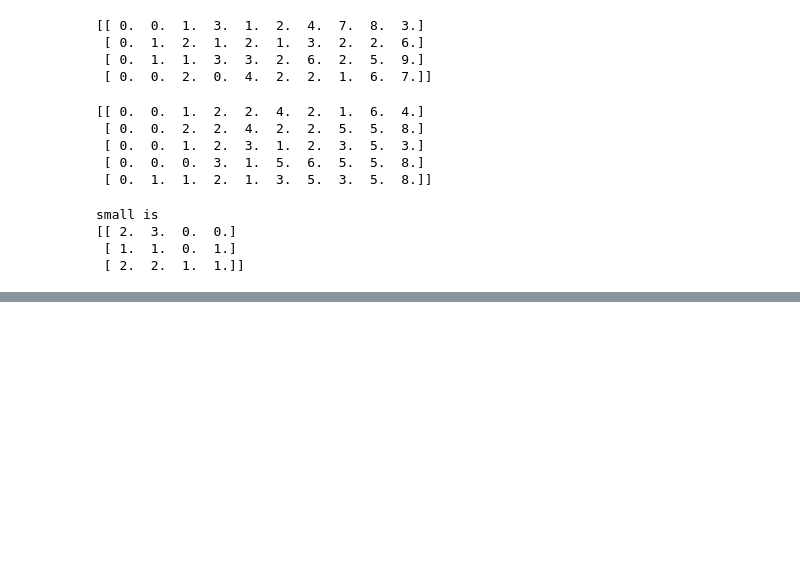
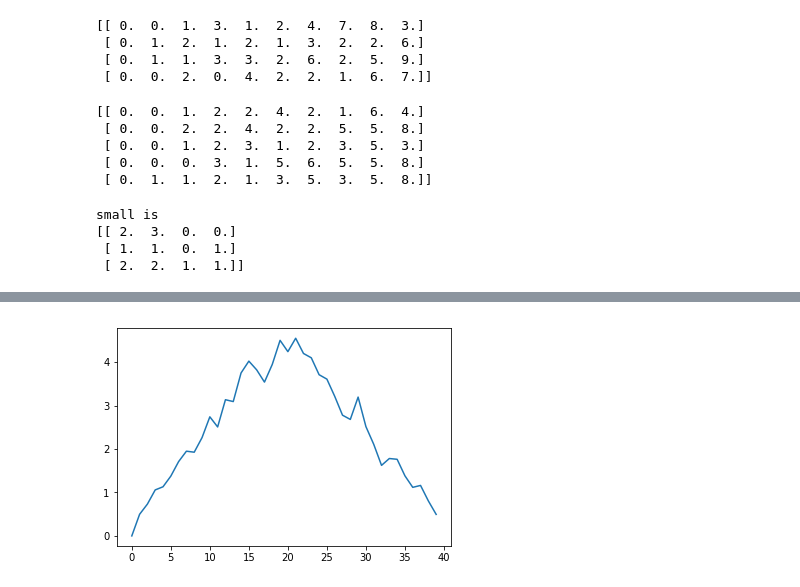
Before and after one commit to robertsjames97/python_workshop, a Jupyter notebook: 01-numpy.ipynb, the cells around one changed output, grey strips where cells are left out. Cells and saved outputs as stored; diff of their text form; code cells hidden in the pictures; blank space fills up the shorter version.

```diff
--- a/01-numpy.ipynb
+++ b/01-numpy.ipynb
@@ -117,0 +202,5 @@ small is
+# %%
+std_plot = matplotlib.pyplot.plot(data.std(axis=0))
+matplotlib.pyplot.show()
+# %% [output]
+[figure, added]
```
Also changed, not shown: parts of 16 cells of this notebook.
